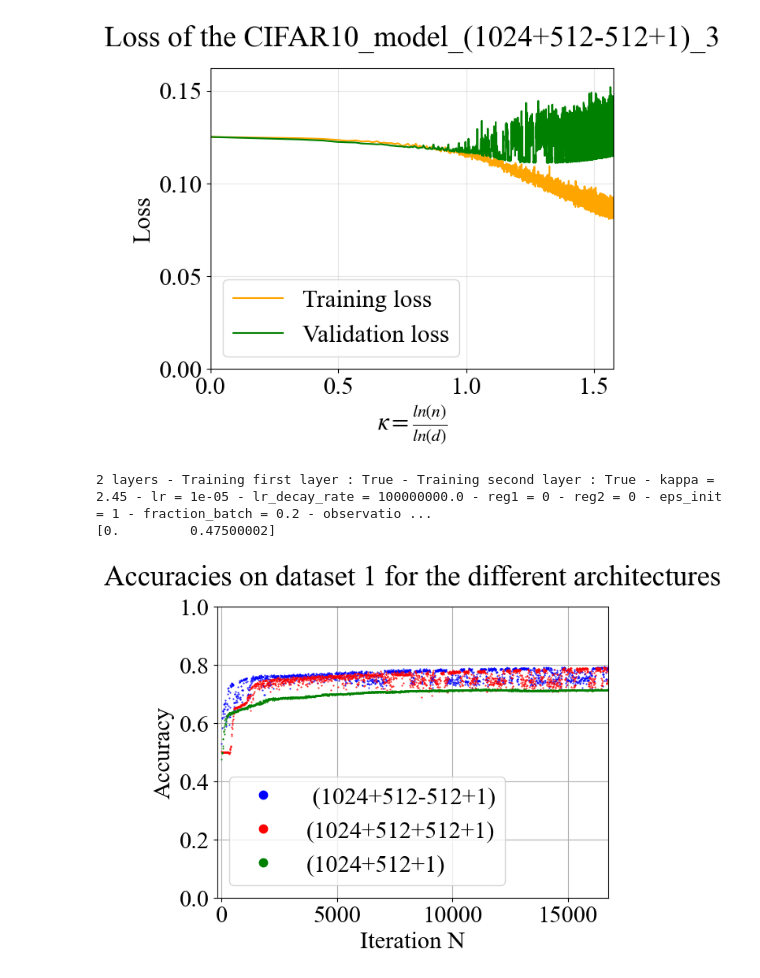
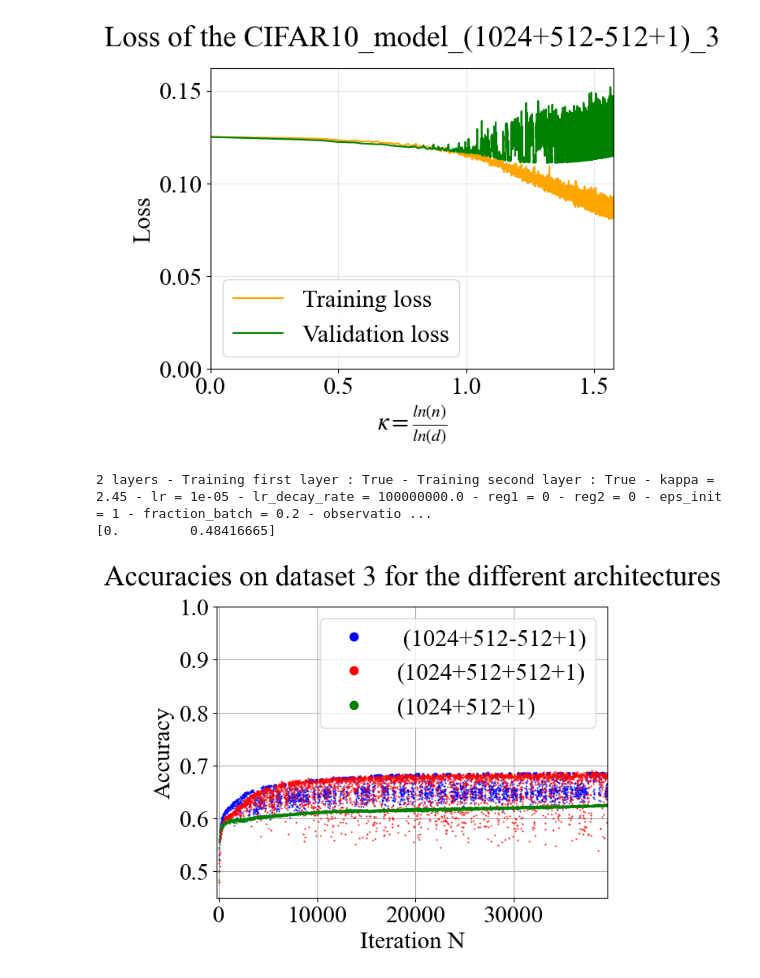
Before and after one commit to HugoVidal1/Stage_P3A_IdePHICS, a Jupyter notebook: CIFAR-10/classifiers_constructor.ipynb, the cells around one changed output. Cells and saved outputs as stored; diff of their text form; code cells hidden in the pictures.

Commit message:
Add : Post-processed curves

```diff
--- a/CIFAR-10/classifiers_constructor.ipynb
+++ b/CIFAR-10/classifiers_constructor.ipynb
@@ -892,52 +892,52 @@ date = '07_05_25'
 model_name = "CIFAR10_model_(1024+512+1)_save_3"
 curve_datas = np.loadtxt('Classifiers/' + date + '/' + date + '_' +  model_name + '/figures/accuracy_of_' + model_name +'.txt', delimiter=",", skiprows=1)
 assessed_model = torch.load('Classifiers/' + date + '/' + date + '_' +  model_name + '/' + model_name + ".pt", weights_only=False)
-save_path = 'Post-processing/08_05_25/Dataset_1/'
+save_path = 'Post-processing/08_05_25/Dataset_3/'
 # Details of the model
 print(assessed_model.architecture)
 
 # Plot the performances
-model_name_1 = "CIFAR10_model_(1024+512+1)_save_2"
-model_name_2 = "CIFAR10_model_(1024+512+512+1)_save_3"
-model_name_3 = "CIFAR10_model_(1024+512-512+1)"
+model_name_1 = "CIFAR10_model_(1024+512+1)_3"
+model_name_2 = "CIFAR10_model_(1024+512+512+1)_3"
+model_name_3 = "CIFAR10_model_(1024+512-512+1)_3"
 
 curve_datas_model_1 = np.loadtxt('Classifiers/' + date + '/' + date + '_' +  model_name_1 + '/figures/accuracy_of_' + model_name_1 +'.txt', delimiter=",", skiprows=1)
-curve_datas_model_2 = np.loadtxt('Classifiers/' + date + '/' + date + '_' +  model_name_2 + '/figures/accuracy_of_' + model_name_2 +'.txt', delimiter=",", skiprows=1)
+curve_datas_model_2 = np.loadtxt('Classifiers/' + date + '/' + date + '_' +  model_name_2 + '/figures/accuracy_of_' + date + '_' + model_name_2 +'.txt', delimiter=",", skiprows=1)
 curve_datas_model_3 = np.loadtxt('Classifiers/' + date + '/' + date + '_' +  model_name_3 + '/figures/accuracy_of_' + model_name_3 +'.txt', delimiter=",", skiprows=1)
 
 print(curve_datas_model_1[0])
 plt.plot(curve_datas_model_3[:, 0], curve_datas_model_3[:, 1], '.', markersize = '1', color = 'blue', label = ' (1024+512-512+1)')
 plt.plot(curve_datas_model_2[:, 0], curve_datas_model_2[:, 1], '.', markersize = '1', color = 'red', label = '(1024+512+512+1)')
 plt.plot(curve_datas_model_1[:, 0], curve_datas_model_1[:, 1], '.', markersize = '1', color = 'green', label = '(1024+512+1)')
 plt.xlim(-200,np.min([np.max(curve_datas_model_1[:, 0]), np.max(curve_datas_model_2[:, 0]), np.max(curve_datas_model_3[:, 0])]))
-plt.ylim(0,1)
+plt.ylim(0.45,1)
 plt.grid()
 plt.xlabel('Iteration N')
 plt.ylabel('Accuracy')
-plt.title('Accuracies on dataset 1 for the different architectures', pad = 20)
+plt.title('Accuracies on dataset 3 for the different architectures', pad = 20)
 legend = plt.legend()
 for handle in legend.legend_handles:
     handle.set_markersize(15)
-plt.savefig(save_path + "Comparison_accuracy_dataset_1.png", bbox_inches='tight')
-plt.savefig(save_path + "Comparison_accuracy_dataset_1.svg", bbox_inches='tight')
+plt.savefig(save_path + "Zoomed_Comparison_accuracy_dataset_3.png", bbox_inches='tight')
+plt.savefig(save_path + "Zoomed_Comparison_accuracy_dataset_3.svg", bbox_inches='tight')
 plt.show()
 # Plots of performances
 # accuracy = mpimg.imread("Classifiers/" + model_name + "/figures/accuracy_of_" + model_name + ".png")
 # plt.imshow(accuracy)
 # kappa_accuracy = mpimg.imread("Classifiers/" + model_name + "/figures/kappa_accuracy_of_" + model_name + ".png")
 # plt.imshow(kappa_accuracy)
 # loss = mpimg.imread("Classifiers/" + model_name + "/figures/loss_of_" + model_name + ".png")
 # plt.imshow(loss)
 # kappa_loss = mpimg.imread("Classifiers/" + model_name + "/figures/kappa_loss_of_" + model_name + ".png")
 # plt.imshow(kappa_loss)
 # plt.show()
 
 # Import datas
 # accuracy_data = np.loadtxt("Classifiers/" + model_name + "/figures/accuracy_of_" + model_name + ".txt", delimiter=",", skiprows=1)
 # loss_data = np.loadtxt("Classifiers/" + model_name + "/figures/loss_of_" + model_name + ".txt", delimiter=",", skiprows=1)
 # kappa_accuracy_data = np.loadtxt("Classifiers/" + model_name + "/figures/kappa_accuracy_" + model_name + ".txt", delimiter=",", skiprows=1)
 # kappa_loss_data = np.loadtxt("Classifiers/" + model_name + "/figures/kappa_loss_of_" + model_name + ".txt", delimiter=",", skiprows=1)
 # %% [output]
 2 layers - Training first layer : True - Training second layer : True - kappa = 2.45 - lr = 1e-05 - lr_decay_rate = 100000000.0 - reg1 = 0 - reg2 = 0 - eps_init = 1 - fraction_batch = 0.2 - observatio ...
-[0.         0.47500002]
+[0.         0.48416665]
-[figure, old version]
+[figure, new version]
```
Also changed, not shown: 6 other files.
